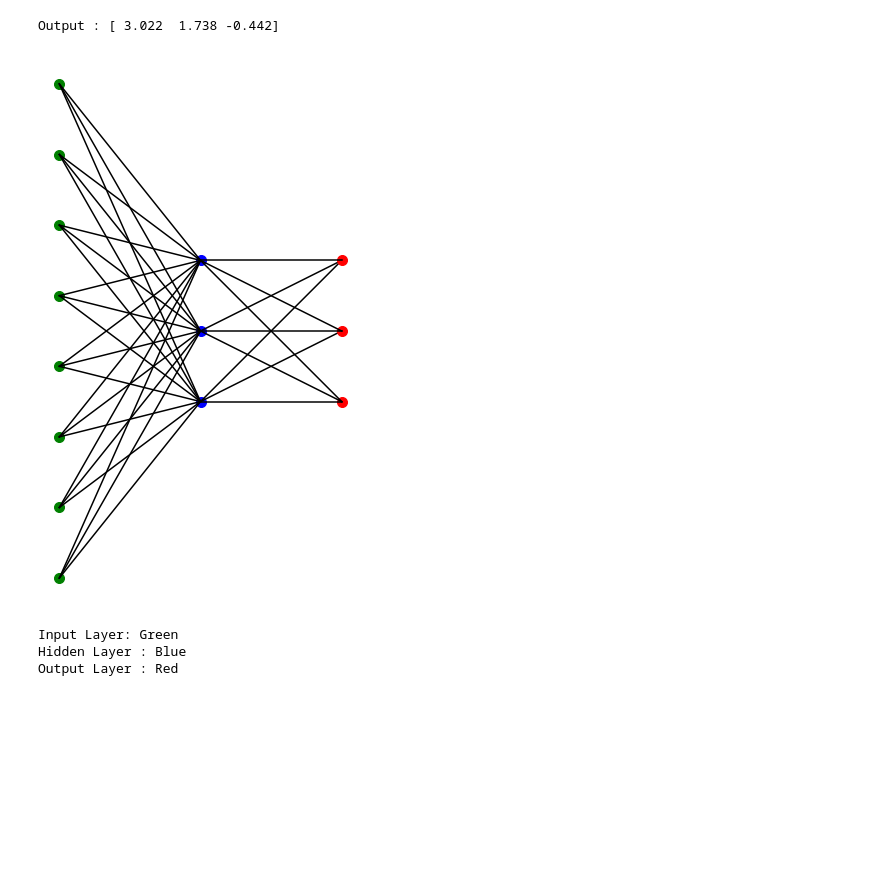
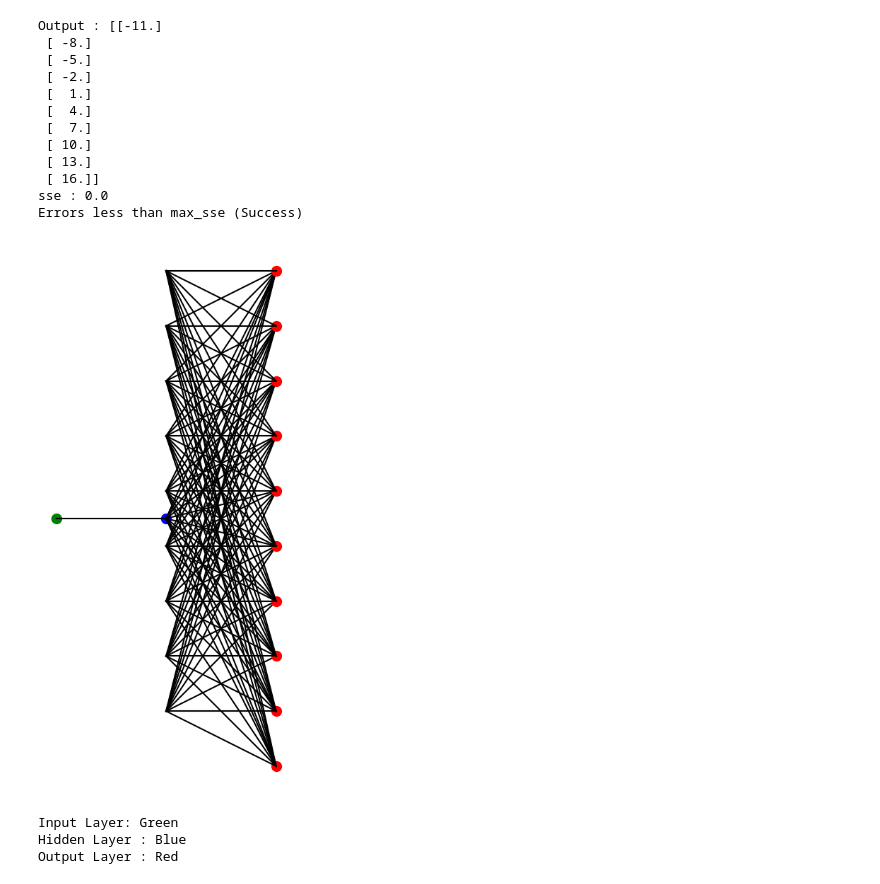
Before and after one commit to Rinaldy-Adin/FFNN-IF3270-Machine-Learning, a Jupyter notebook: Bagian-A/main.ipynb, the cells around one changed output. Drawn from its saved outputs; the diff is of its cells as text; code cells hidden in the pictures; blank space fills up the shorter version.

```diff
--- a/Bagian-A/main.ipynb
+++ b/Bagian-A/main.ipynb
@@ -12,10 +12,10 @@ class Activation_Function(Enum):
     Activation Function Enums
     """
 
-    LINEAR = 1
-    RELU = 2
-    SIGMOID = 3
-    SOFTMAX = 4
+    LINEAR = "linear"
+    RELU = "relu"
+    SIGMOID = "sigmoid"
+    SOFTMAX = "softmax"
 
 
 def relu(v: float):
@@ -56,8 +56,10 @@ class Layer:
 Feed Forward Neural Network object class
 """
 class FFNN:
-    def __init__(self, input_size: int) -> None:
+    def __init__(self, input_size: int, expected: np.ndarray[float], max_sse: float) -> None:
         self._input_size = input_size
+        self._expected = expected
+        self._max_sse = max_sse
         self._input: list[list[float]] = []
         self._layers: list[Layer] = []
 
@@ -80,7 +82,20 @@ class FFNN:
 
         self._layers.append(newLayer)
 
-    def run(self):
+    def calc_sse(self, output: np.ndarray[float]) -> float:
+        if output.shape != self._expected.shape:
+            raise RuntimeError("Output dimensions and expect dimensions do not match")
+
+        o_flat = output.ravel()
+        e_flat = self._expected.ravel()
+        sse = 0
+        for idx, o_val in enumerate(o_flat):
+            e_val = e_flat[idx]
+            sse += (o_val - e_val) ** 2
+
+        return sse
+
+    def run(self) -> tuple[np.ndarray, float, bool]:
         """
         Works by iterating through each layer's weight matrix
 
@@ -106,7 +121,9 @@ class FFNN:
             elif layer.activ_func == Activation_Function.SOFTMAX:
                 current = softmaxVect(current)
 
-        return current.transpose()
+        current = current.transpose()
+        sse = self.calc_sse(current)
+        return (current, sse, sse < self._max_sse)
 
     def draw_network(self, save_path="ffnn_graph.png") -> None:
             fig, ax = plt.subplots(figsize=(15, 10))
@@ -180,14 +197,16 @@ def readfile(filename):
         model = model_info.get("model")
         weights = model_info.get("weights")
         inputs = model_info.get("input")
+        expected = loader.get("expect").get("output")
+        max_sse = loader.get("expect").get("max_sse")
 
-        ffnn = FFNN(model.get('input_size'))
+        ffnn = FFNN(model.get('input_size'), np.array(expected), max_sse)
 
         # Iterate through each layer in the model
         for i in range(len(inputs)):
             ffnn.addInput(inputs[i])
         for i, layer_info in enumerate(model['layers']):
-            layer = Layer(np.array(weights[i]), layer_info['activation_function'])
+            layer = Layer(np.array(weights[i]), Activation_Function(layer_info['activation_function']))
             ffnn.addLayer(layer)
 
         return ffnn
@@ -198,13 +217,28 @@ def readfile(filename):
         print(f"Error: The file '{filename}' does not contain valid JSON.")
     except KeyError as e:
         print(f"Error: Missing expected key {e} in the JSON structure.")
-# %%
-ffnn = readfile("models/softmax.json")
-print(f"Output : {ffnn.run()[0]}")
-ffnn.draw_network()
-# %% [output]
-Output : [ 3.022  1.738 -0.442]
-[figure, removed]
-Input Layer: Green
-Hidden Layer : Blue
-Output Layer : Red
+# %%
+ffnn = readfile("models/linear.json")
+output, sse, success = ffnn.run()
+print(f"Output : {output}")
+print(f"sse : {sse}")
+print("Errors less than max_sse (Success)" if success else "Errors more than max_sse (Fail)")
+
+ffnn.draw_network()
+# %% [output]
+Output : [[-11.]
+ [ -8.]
+ [ -5.]
+ [ -2.]
+ [  1.]
+ [  4.]
+ [  7.]
+ [ 10.]
+ [ 13.]
+ [ 16.]]
+sse : 0.0
+Errors less than max_sse (Success)
+[figure, added]
+Input Layer: Green
+Hidden Layer : Blue
+Output Layer : Red
```
Also changed, not shown: 3 other files.
